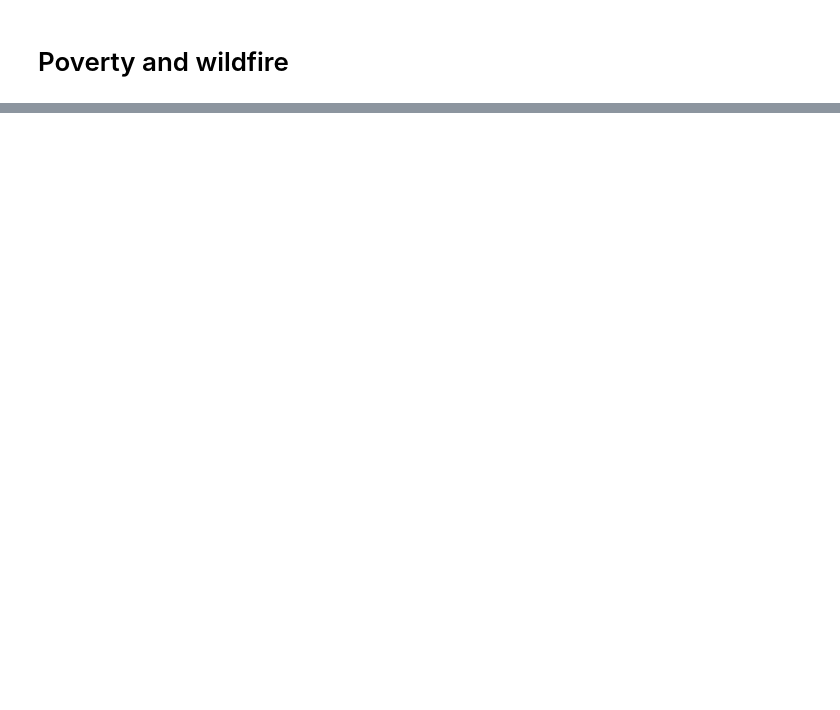
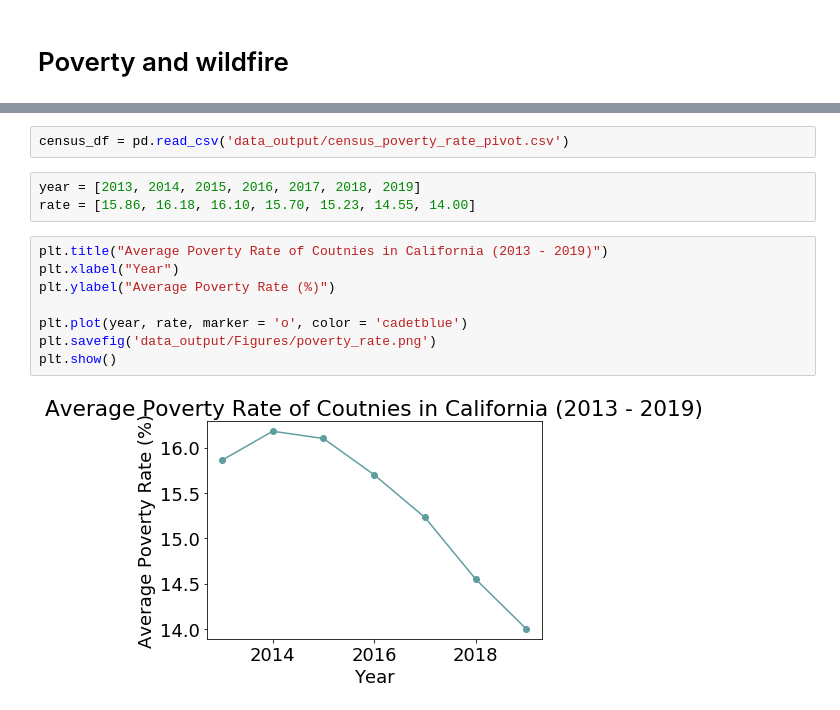
Before and after one commit to KeSavanh/Project_1, a Jupyter notebook: Main/Analysis.ipynb, the cells around one changed output, grey strips where cells are left out. Cells and saved outputs as stored; diff of their text form; blank space fills up the shorter version.

```diff
--- a/Main/Analysis.ipynb
+++ b/Main/Analysis.ipynb
@@ -202,0 +233,15 @@ plt.savefig('data_output/Figures/Drought_IncomeBins.png',bbox_inches='tight')
+# %%
+census_df = pd.read_csv('data_output/census_poverty_rate_pivot.csv')
+# %%
+year = [2013, 2014, 2015, 2016, 2017, 2018, 2019]
+rate = [15.86, 16.18, 16.10, 15.70, 15.23, 14.55, 14.00]
+# %%
+plt.title("Average Poverty Rate of Coutnies in California (2013 - 2019)")
+plt.xlabel("Year")
+plt.ylabel("Average Poverty Rate (%)")
+
+plt.plot(year, rate, marker = 'o', color = 'cadetblue')
+plt.savefig('data_output/Figures/poverty_rate.png')
+plt.show()
+# %% [output]
+[figure, added]
```
Also changed, not shown: parts of 10 cells of this notebook, 21 other files.
